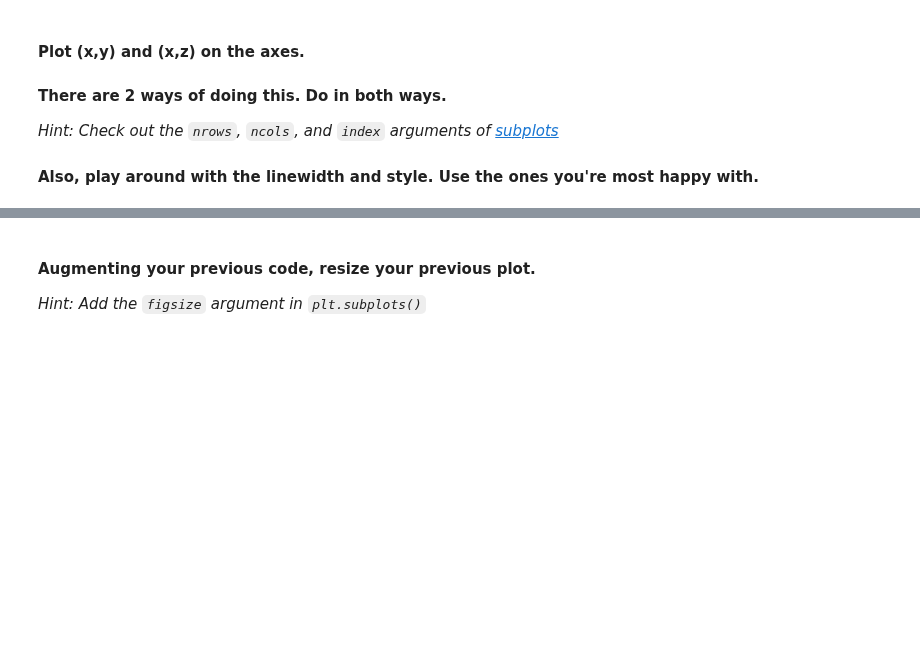
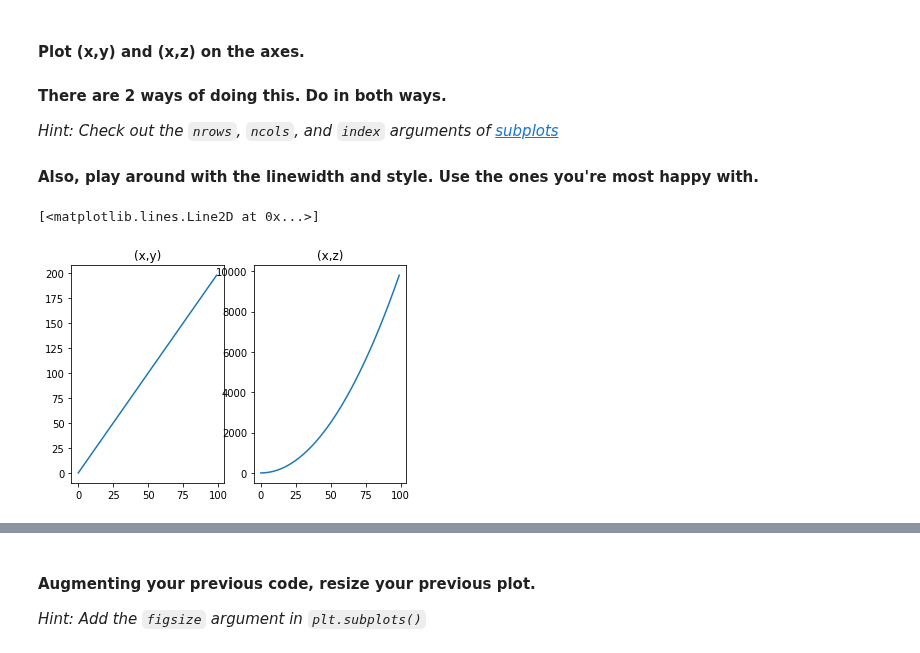
Before and after one commit to ironhack-datalabs/datamad1020, a Jupyter notebook: module-1/lab-matplotlib-seaborn/your-code/challenge-1.ipynb, the cells around one changed output, grey strips where cells are left out. Saved outputs shown, nothing was run; the diff lists cells and outputs as text; code cells hidden in the pictures; blank space fills up the shorter version.

```diff
--- a/module-1/lab-matplotlib-seaborn/your-code/challenge-1.ipynb
+++ b/module-1/lab-matplotlib-seaborn/your-code/challenge-1.ipynb
@@ -33,4 +31,17 @@ z = x**2
 *Hint: Check out the `nrows`, `ncols`, and `index` arguments of [subplots](https://matplotlib.org/api/_as_gen/matplotlib.pyplot.subplot.html)*
 
 #### Also, play around with the linewidth and style. Use the ones you're most happy with.
+# %%
+# your code here-1st way (call `subplots` twice using the `index` parameter)
+
+plt.subplot(1,2,1) # (nrows, ncols, index)
+plt.title("(x,y)")
+plt.plot(x,y)
+
+plt.subplot(1,2,2)
+plt.title("(x,z)")
+plt.plot(x,z)
+# %% [output]
+[<matplotlib.lines.Line2D at 0x...>]
+[figure, added]
 # %%
```
Also changed, not shown: parts of 17 cells of this notebook.
